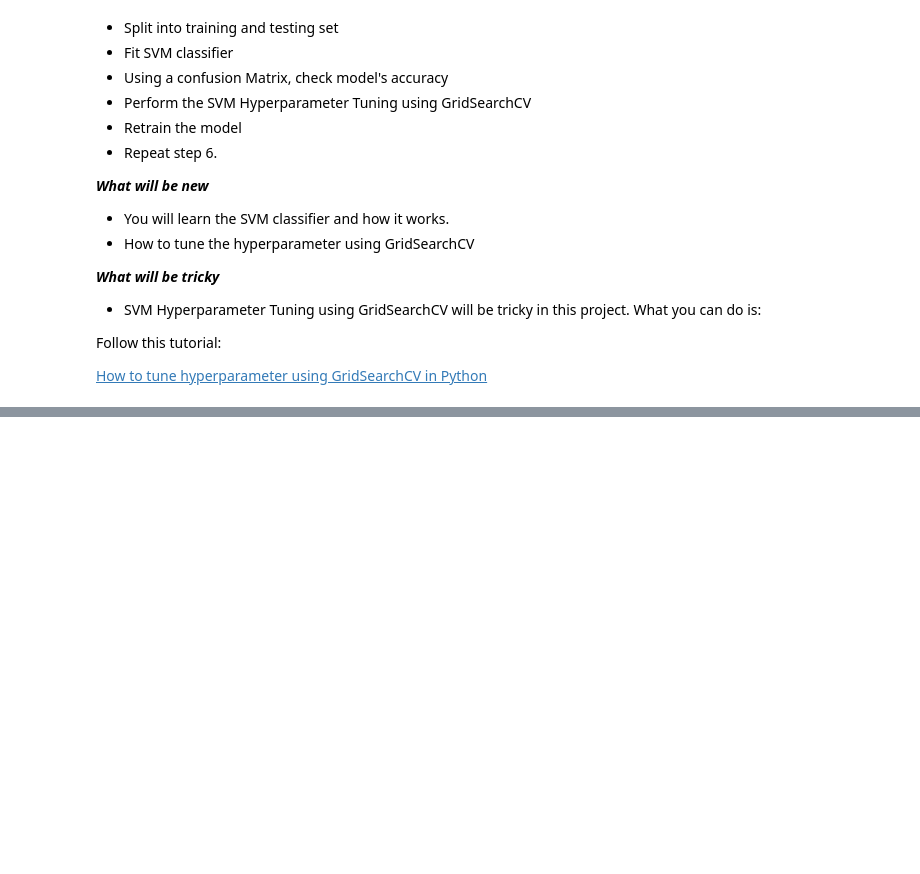
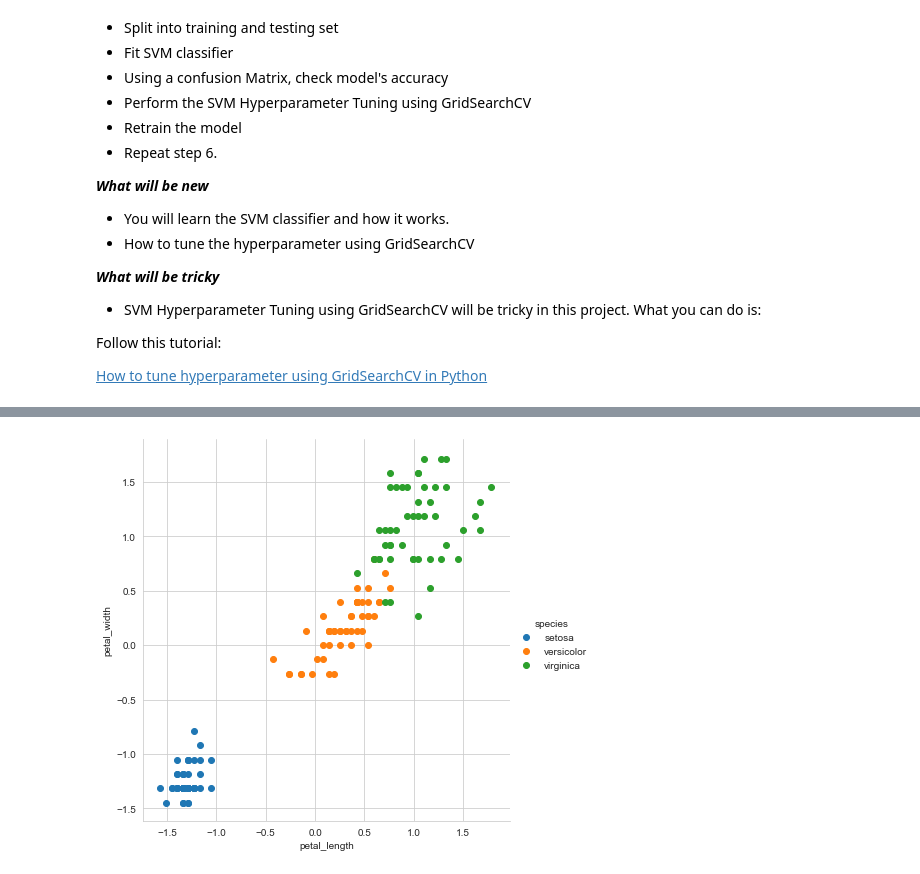
Before and after one commit to k21k/Python-Notes, a Jupyter notebook: Machine Learning/Support Vector Machine/Support Vector Machine.ipynb, the cells around one changed output, grey strips where cells are left out. Cells and saved outputs as stored; diff of their text form; code cells hidden in the pictures; blank space fills up the shorter version.

```diff
--- a/Machine Learning/Support Vector Machine/Support Vector Machine.ipynb
+++ b/Machine Learning/Support Vector Machine/Support Vector Machine.ipynb
@@ -75,0 +121,7 @@ iris.head()
+# %%
+sns.set_style('whitegrid')
+
+sns.FacetGrid(iris,hue='species',size=6).map(plt.scatter,'petal_length','petal_width').add_legend()
+plt.show();
+# %% [output]
+[figure, added]
```
Also changed, not shown: parts of 23 cells of this notebook.
